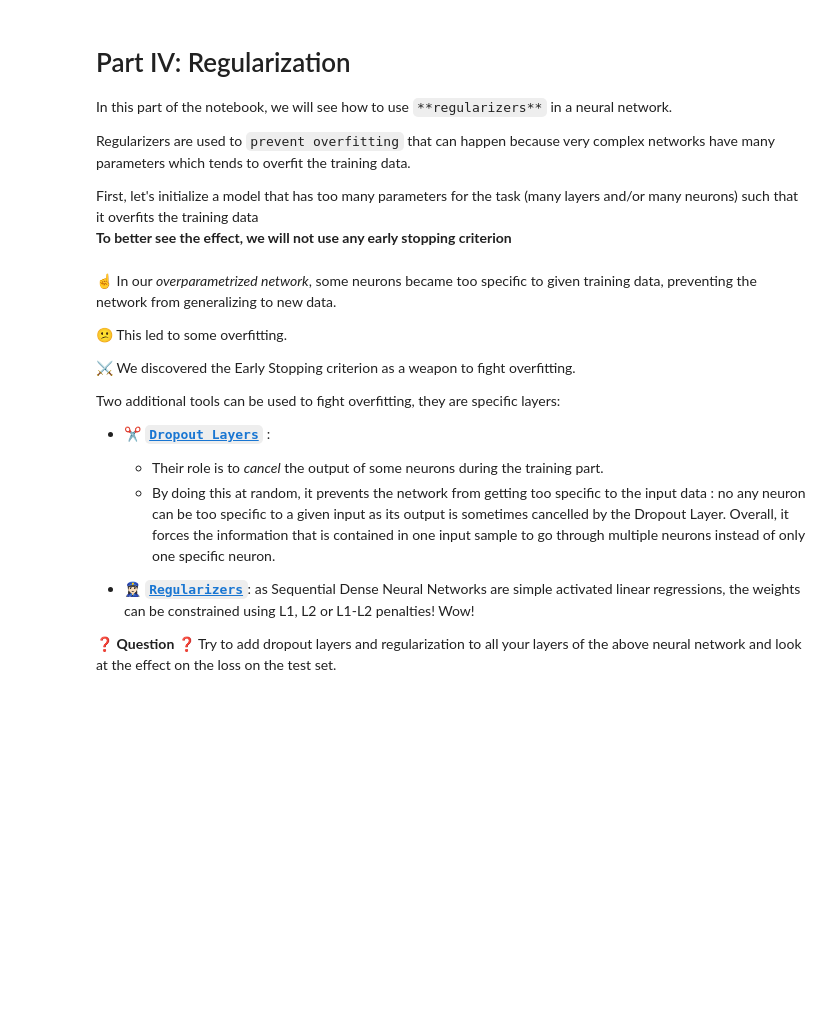
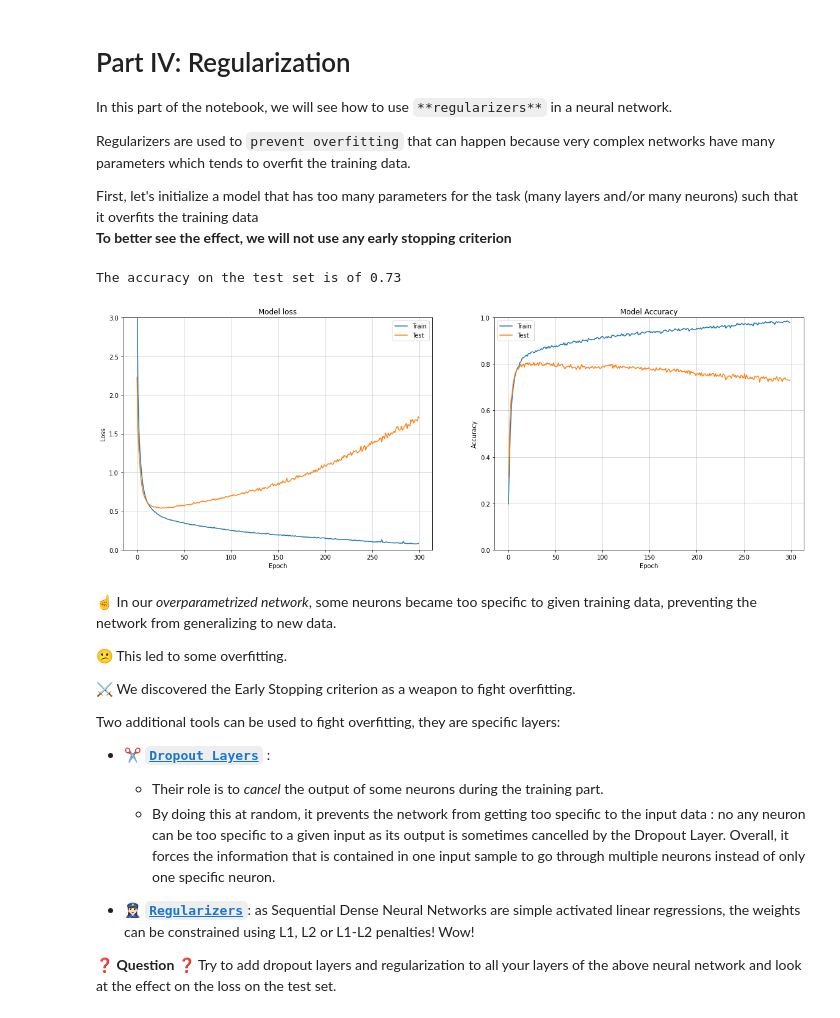
Before and after one commit to selmalopez/data-challenges, a Jupyter notebook: 06-Deep-Learning/02-Optimizer-loss-and-fitting/02-How-to-properly-prevent-overfitting/how_to_properly_prevent_overfitting.ipynb, the cells around one changed output. Saved outputs shown, nothing was run; the diff lists cells and outputs as text; code cells hidden in the pictures; blank space fills up the shorter version.

```diff
--- a/06-Deep-Learning/02-Optimizer-loss-and-fitting/02-How-to-properly-prevent-overfitting/how_to_properly_prevent_overfitting.ipynb
+++ b/06-Deep-Learning/02-Optimizer-loss-and-fitting/02-How-to-properly-prevent-overfitting/how_to_properly_prevent_overfitting.ipynb
@@ -259,23 +411,28 @@ First, let's initialize a model that has too many parameters for the task (many
 **To better see the effect, we will not use any early stopping criterion**
 # %%
 # RUN THIS CELL
-
+from tensorflow.keras import regularizers, Sequential, layers
+#reg_l1_l2 = regularizers.l1_l2(l1=0.005, l2=0.0005)
+reg_l2 = regularizers.L2(0.01)
 model = models.Sequential()
 model.add(layers.Dense(25, activation='relu', input_dim=10))
 model.add(layers.Dense(10, activation='relu'))
 model.add(layers.Dense(8, activation='softmax'))
 
 # Model compilation
 model.compile(loss='categorical_crossentropy',
               optimizer='adam',
               metrics=['accuracy'])
 
-history = model.fit(X_train, y_train,  validation_split=0.3,
+history = model.fit(X_train, y_cat_train,  validation_split=0.3,
                     epochs=300, batch_size=16, verbose=0)
 
-results = model.evaluate(X_test, y_test, verbose=0)
+results = model.evaluate(X_test, y_cat_test, verbose=0)
 print(f'The accuracy on the test set is of {results[1]:.2f}')
 plot_loss_accuracy(history)
+# %% [output]
+The accuracy on the test set is of 0.73
+[figure, added]
 # %% [markdown]
 ☝️ In our *overparametrized network*, some neurons became too specific to given training data, preventing the network from generalizing to new data.
 
```
Also changed, not shown: parts of 26 cells of this notebook.
